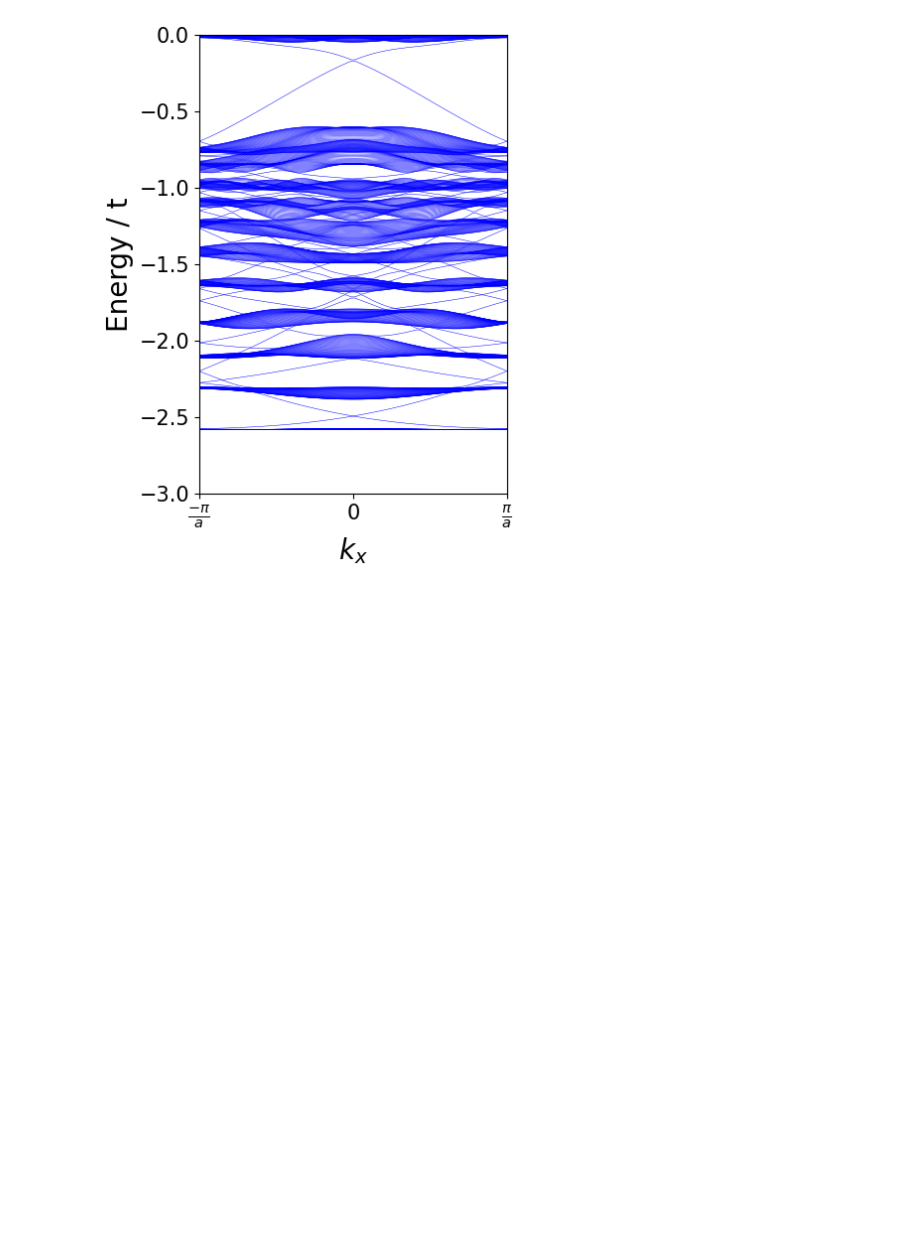
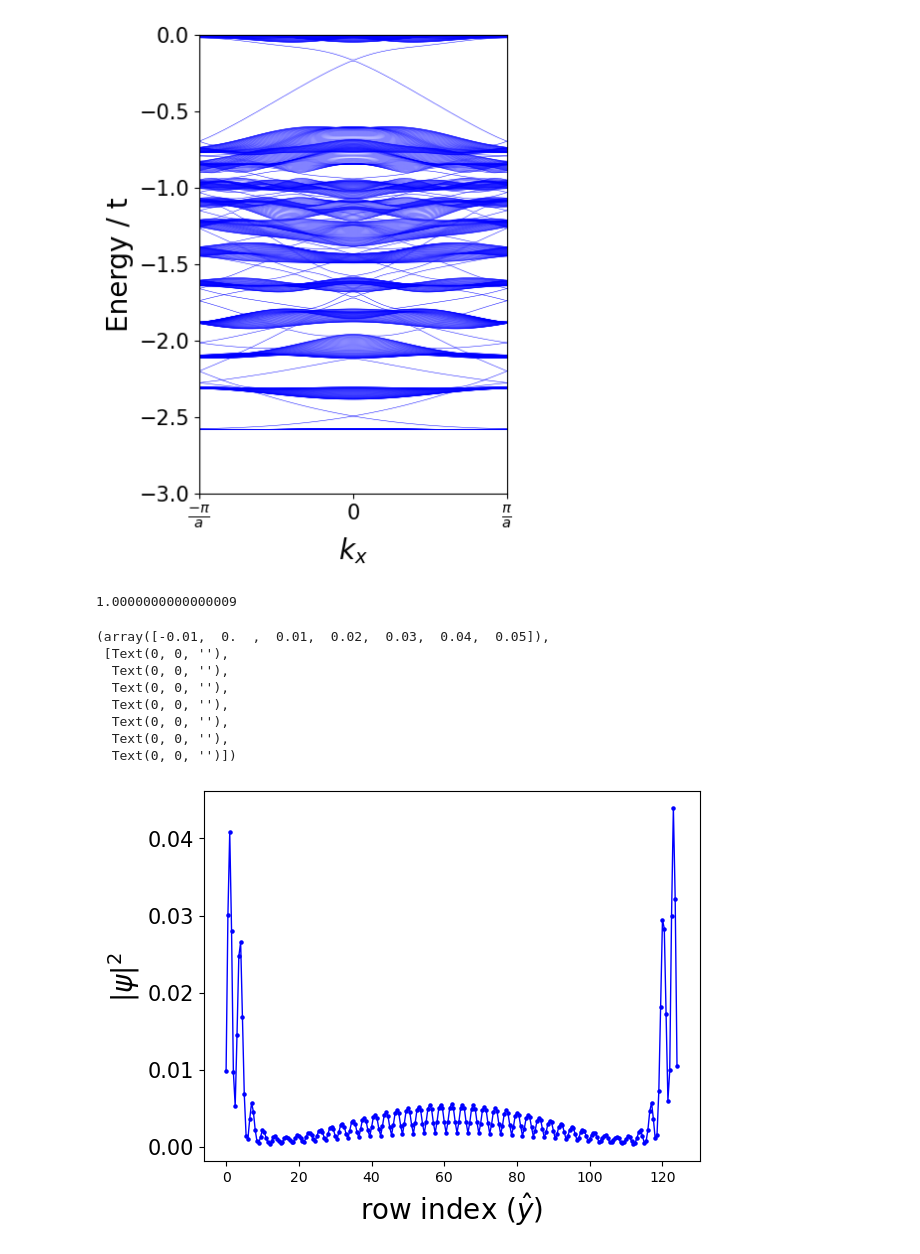
Before and after one commit to SATHEESH-D-M/THE-in-SkX, a Jupyter notebook: Honeycomb-lattice-models/Honeycomb-nanoribbon-try2.ipynb, the cells around one changed output. Cells and saved outputs as stored; diff of their text form; code cells hidden in the pictures; blank space fills up the shorter version.

```diff
--- a/Honeycomb-lattice-models/Honeycomb-nanoribbon-try2.ipynb
+++ b/Honeycomb-lattice-models/Honeycomb-nanoribbon-try2.ipynb
@@ -338,7 +338,7 @@ def sorted_kets(kx):
 
 eigen_ket1 = np.zeros(len(unitcell1_x) + len(unitcell2_x))
 
-band_index = 41
+band_index = 81
 
 for i in tqdm(range(len(BZ))):
     ket1 = sorted_kets(BZ[i])[band_index]
@@ -352,33 +352,44 @@ yindex = [Ylow + (i * 1/2) for i in range(int((Yhigh - Ylow) * 2) + 1)]
 prob = []
 
 unitcell_x = []
 unitcell_y = []
 
 for i in range(len(unitcell1_x)):
     unitcell_x.append(unitcell1_x[i])
     unitcell_y.append(unitcell1_y[i])
 
 for i in range(len(unitcell2_x)):
     unitcell_x.append(unitcell2_x[i])
     unitcell_y.append(unitcell2_y[i])
 
 
 for row in range(len(yindex)):
     value = 0
     y = yindex[row]
     for i in range(len(unitcell_y)):
         if np.round(y, 6) == np.round(unitcell_y[i], 6):
             value += ele_prob1[i]
     prob.append(value)
     value = 0
 
 f = plt.figure();
 plt.plot( yindex, prob, c = 'blue', linestyle='-', linewidth = 1 )
 plt.scatter( yindex, prob, c = 'blue', s = 5 )
 plt.xlabel("row index $ (\hat{y})$", fontsize=20);plt.axis('tight')
 plt.ylabel("$|\psi|^2$", fontsize=20)
 # Customize x-axis ticks with Greek symbols
 plt.yticks(fontsize = 15)
+# %% [output]
+1.0000000000000009
+(array([-0.01,  0.  ,  0.01,  0.02,  0.03,  0.04,  0.05]),
+ [Text(0, 0, ''),
+  Text(0, 0, ''),
+  Text(0, 0, ''),
+  Text(0, 0, ''),
+  Text(0, 0, ''),
+  Text(0, 0, ''),
+  Text(0, 0, '')])
+[figure, added]
 # %%
 print(np.sum(ele_prob1))
 print(np.sum(prob))
```
Also changed, not shown: parts of 2 cells of this notebook.
